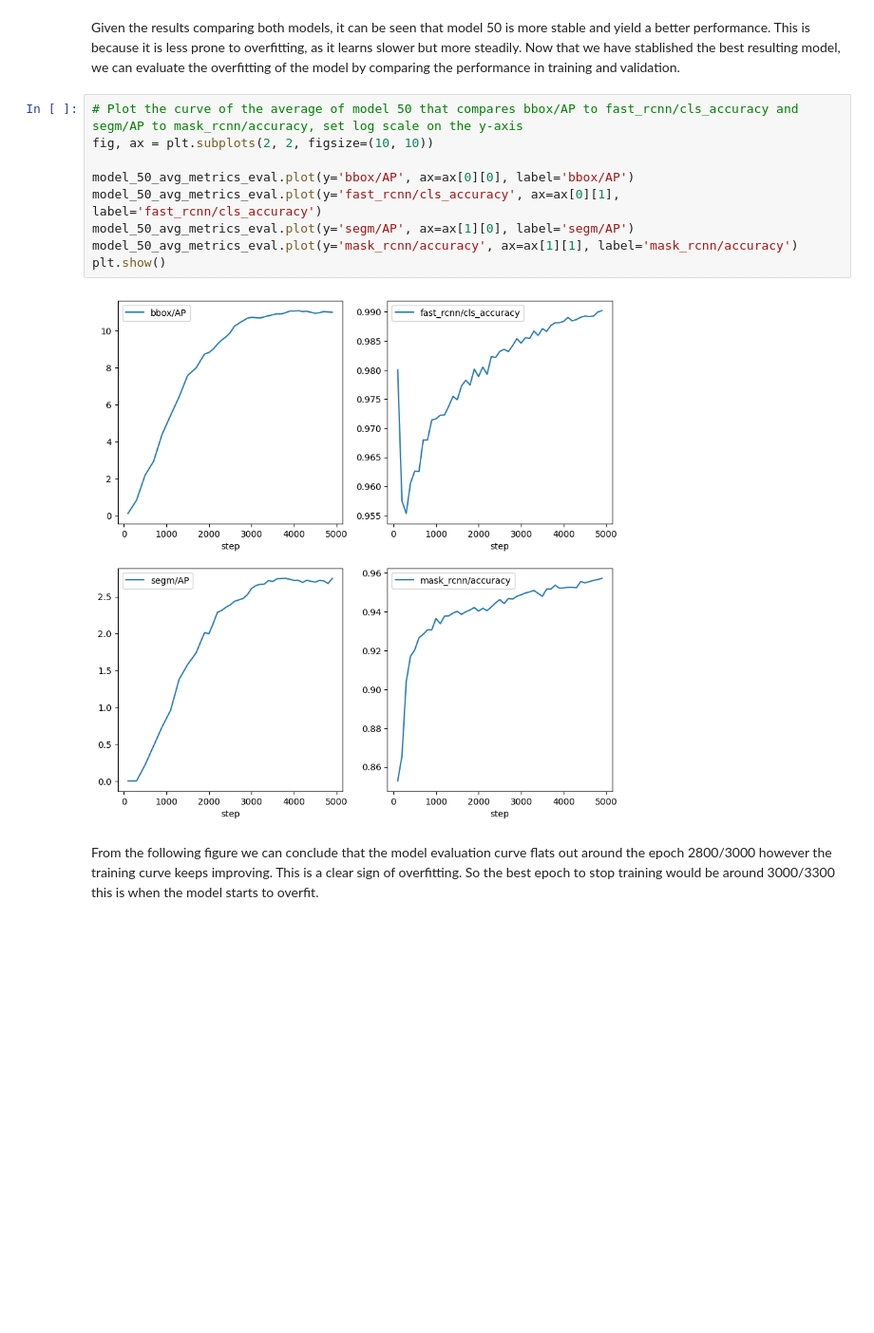
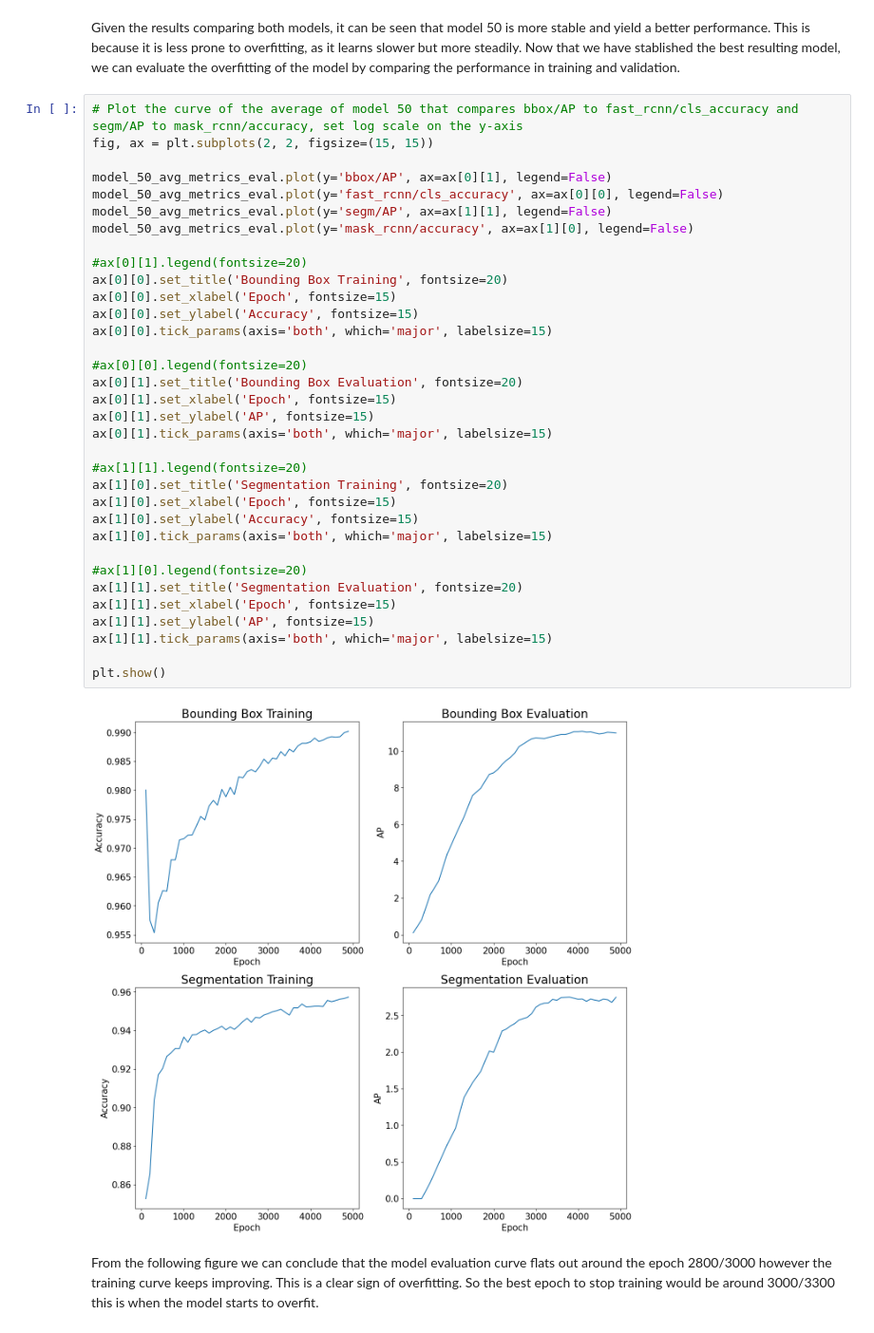
Before and after one commit to femartip/Detection-Microfibres-in-Sludge, a Jupyter notebook: Fine_tuned_Detectron2/Utils/cv_results_CA.ipynb, the cells around one changed output. Shown at 95% size. Cells and saved outputs as stored; diff of their text form; blank space fills up the shorter version.

```diff
--- a/Fine_tuned_Detectron2/Utils/cv_results_CA.ipynb
+++ b/Fine_tuned_Detectron2/Utils/cv_results_CA.ipynb
@@ -517,17 +532,42 @@ Comparing our two best performant models we can see that in bbox AP model 50 wor
 ## Overfitting
 # %% [markdown]
 Given the results comparing both models, it can be seen that model 50 is more stable and yield a better performance. This is because it is less prone to overfitting, as it learns slower but more steadily. Now that we have stablished the best resulting model, we can evaluate the overfitting of the model by comparing the performance in training and validation.
-# %%
-# Plot the curve of the average of model 50 that compares bbox/AP to fast_rcnn/cls_accuracy and segm/AP to mask_rcnn/accuracy, set log scale on the y-axis
-fig, ax = plt.subplots(2, 2, figsize=(10, 10))
-
-model_50_avg_metrics_eval.plot(y='bbox/AP', ax=ax[0][0], label='bbox/AP')
-model_50_avg_metrics_eval.plot(y='fast_rcnn/cls_accuracy', ax=ax[0][1], label='fast_rcnn/cls_accuracy')
-model_50_avg_metrics_eval.plot(y='segm/AP', ax=ax[1][0], label='segm/AP')
-model_50_avg_metrics_eval.plot(y='mask_rcnn/accuracy', ax=ax[1][1], label='mask_rcnn/accuracy')
-plt.show()
-# %% [output]
-[figure, removed]
+# %%
+# Plot the curve of the average of model 50 that compares bbox/AP to fast_rcnn/cls_accuracy and segm/AP to mask_rcnn/accuracy, set log scale on the y-axis
+fig, ax = plt.subplots(2, 2, figsize=(15, 15))
+
+model_50_avg_metrics_eval.plot(y='bbox/AP', ax=ax[0][1], legend=False)
+model_50_avg_metrics_eval.plot(y='fast_rcnn/cls_accuracy', ax=ax[0][0], legend=False)
+model_50_avg_metrics_eval.plot(y='segm/AP', ax=ax[1][1], legend=False)
+model_50_avg_metrics_eval.plot(y='mask_rcnn/accuracy', ax=ax[1][0], legend=False)
+
+#ax[0][1].legend(fontsize=20)
+ax[0][0].set_title('Bounding Box Training', fontsize=20)
+ax[0][0].set_xlabel('Epoch', fontsize=15)
+ax[0][0].set_ylabel('Accuracy', fontsize=15)
+ax[0][0].tick_params(axis='both', which='major', labelsize=15)
+
+#ax[0][0].legend(fontsize=20)
+ax[0][1].set_title('Bounding Box Evaluation', fontsize=20)
+ax[0][1].set_xlabel('Epoch', fontsize=15)
+ax[0][1].set_ylabel('AP', fontsize=15)
+ax[0][1].tick_params(axis='both', which='major', labelsize=15)
+
+#ax[1][1].legend(fontsize=20)
+ax[1][0].set_title('Segmentation Training', fontsize=20)
+ax[1][0].set_xlabel('Epoch', fontsize=15)
+ax[1][0].set_ylabel('Accuracy', fontsize=15)
+ax[1][0].tick_params(axis='both', which='major', labelsize=15)
+
+#ax[1][0].legend(fontsize=20)
+ax[1][1].set_title('Segmentation Evaluation', fontsize=20)
+ax[1][1].set_xlabel('Epoch', fontsize=15)
+ax[1][1].set_ylabel('AP', fontsize=15)
+ax[1][1].tick_params(axis='both', which='major', labelsize=15)
+
+plt.show()
+# %% [output]
+[figure, added]
 # %% [markdown]
 From the following figure we can conclude that the model evaluation curve flats out around the epoch 2800/3000 however the training curve keeps improving. This is a clear sign of overfitting. So the best epoch to stop training would be around 3000/3300 this is when the model starts to overfit.
 # %%
```
Also changed, not shown: parts of 5 cells of this notebook, 2 other files.
